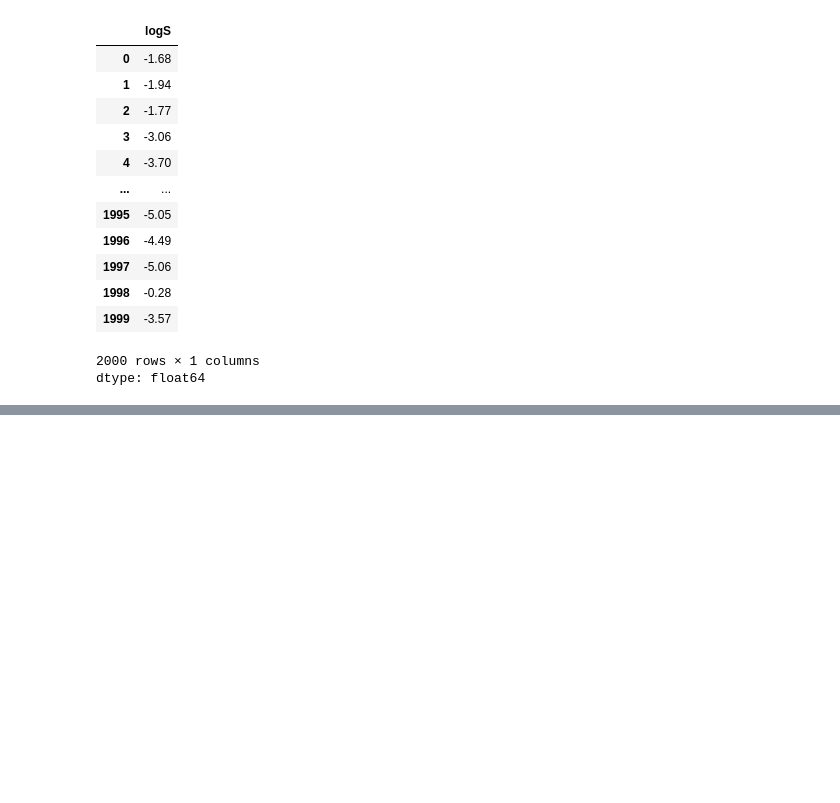
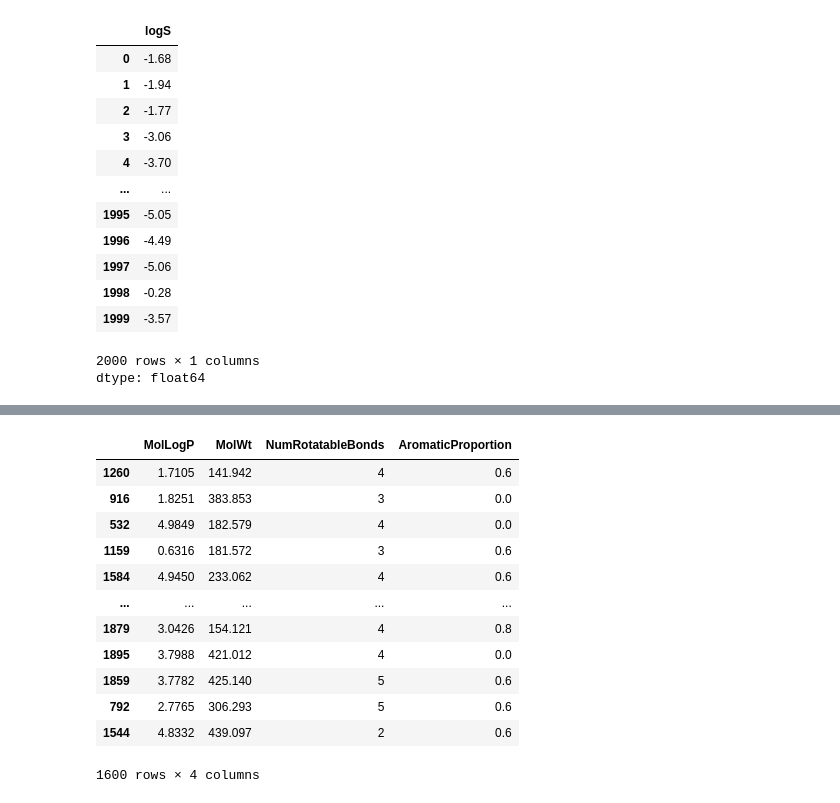
Before and after one commit to hewageuhcu/Python-Model-Training-Test, a Jupyter notebook: test.ipynb, the cells around one changed output, grey strips where cells are left out. Drawn from its saved outputs; the diff is of its cells as text; code cells hidden in the pictures; blank space fills up the shorter version.

Commit message:
started model building

```diff
--- a/test.ipynb
+++ b/test.ipynb
@@ -48,0 +68,19 @@ dtype: float64
+# %%
+from sklearn.model_selection import train_test_split
+X_train, X_test, y_train, y_test = train_test_split(X,y, test_size=0.2, random_state=100)
+# %%
+X_train
+# %% [output]
+|  | MolLogP | MolWt | NumRotatableBonds | AromaticProportion |
+| 1260 | 1.7105 | 141.942 | 4 | 0.6 |
+| 916 | 1.8251 | 383.853 | 3 | 0.0 |
+| 532 | 4.9849 | 182.579 | 4 | 0.0 |
+| 1159 | 0.6316 | 181.572 | 3 | 0.6 |
+| 1584 | 4.9450 | 233.062 | 4 | 0.6 |
+| ... | ... | ... | ... | ... |
+| 1879 | 3.0426 | 154.121 | 4 | 0.8 |
+| 1895 | 3.7988 | 421.012 | 4 | 0.0 |
+| 1859 | 3.7782 | 425.140 | 5 | 0.6 |
+| 792 | 2.7765 | 306.293 | 5 | 0.6 |
+| 1544 | 4.8332 | 439.097 | 2 | 0.6 |
+1600 rows × 4 columns
```
Also changed, not shown: parts of 13 cells of this notebook.
